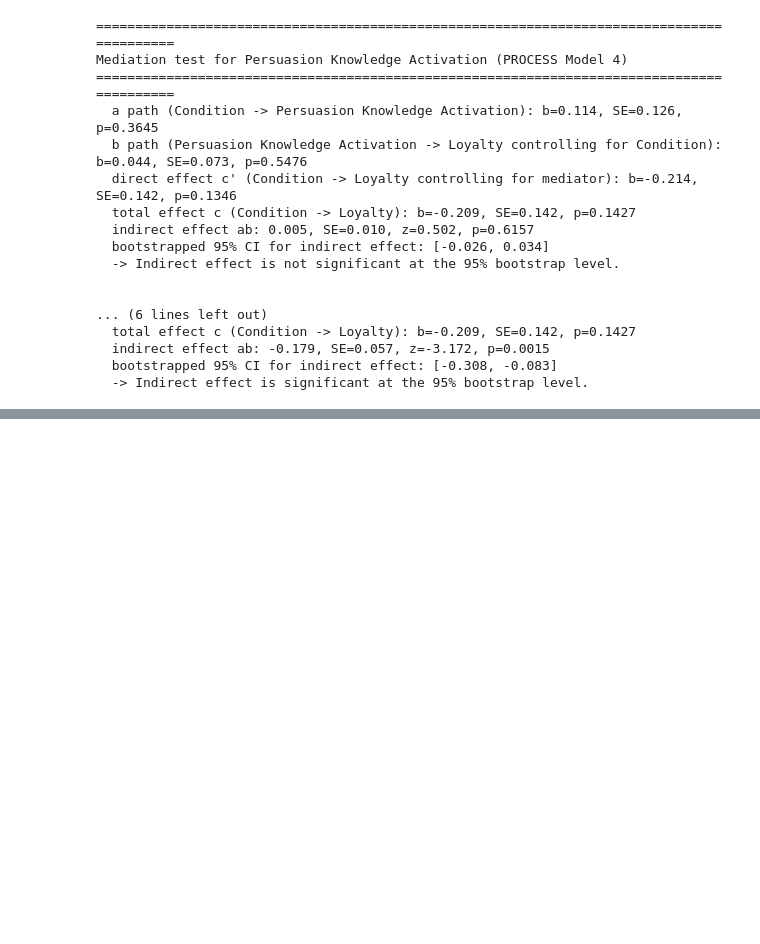
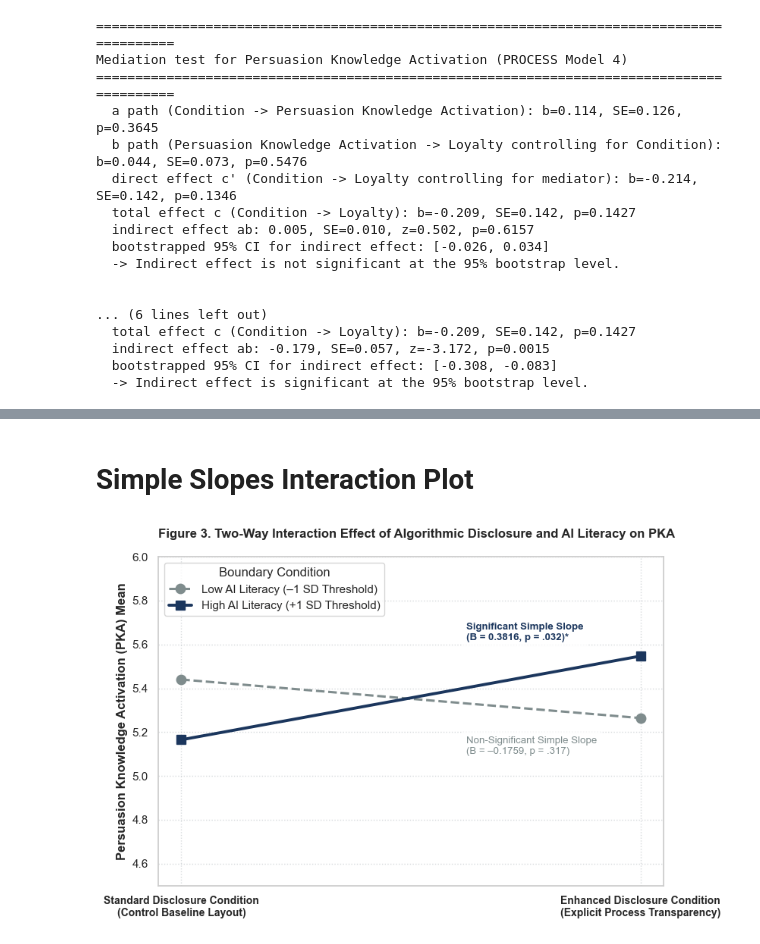
Before and after one commit to nichichan/final_thesis_data_analysis, a Jupyter notebook: Thesis Final Analysis/reliability_test_final.ipynb, the cells around one changed output, grey strips where cells are left out. Cells and saved outputs as stored; diff of their text form; code cells hidden in the pictures; blank space fills up the shorter version.

```diff
--- a/Thesis Final Analysis/reliability_test_final.ipynb
+++ b/Thesis Final Analysis/reliability_test_final.ipynb
@@ -743,0 +1009,45 @@ Simple slopes by median-split group:
+# %% [markdown]
+# Simple Slopes Interaction Plot
+# %%
+# Simple slopes interaction plot for AI Literacy x PKA interaction
+fig2, ax2 = plt.subplots(figsize=(8.5, 5.5))
+
+# Set condition values on the x-axis (0 = Standard, 1 = Enhanced Layout)
+x_conditions = np.array([0, 1])
+
+# Expected values calculated from the Table 9/10 interaction intercepts
+pka_low_literacy = [5.440, 5.264]   # Non-significant decrease (Slope B = -0.1759)
+pka_high_literacy = [5.165, 5.547]  # Significant linear increase (Slope B = 0.3816)
+
+# Plot simple slopes using alternating line configurations
+ax2.plot(x_conditions, pka_low_literacy, label='Low AI Literacy (–1 SD Threshold)',
+         color='#7F8C8D', linestyle='--', marker='o', linewidth=2.2, markersize=9)
+
+ax2.plot(x_conditions, pka_high_literacy, label='High AI Literacy (+1 SD Threshold)',
+         color='#1B365D', linestyle='-', marker='s', linewidth=2.8, markersize=9)
+
+# Adjust categorical styling and tick labeling
+ax2.set_xticks(x_conditions)
+ax2.set_xticklabels([
+    'Standard Disclosure Condition\n(Control Baseline Layout)',
+    'Enhanced Disclosure Condition\n(Explicit Process Transparency)'
+], fontweight='bold', fontsize=10)
+
+# Set axis limits and annotations
+ax2.set_ylabel('Persuasion Knowledge Activation (PKA) Mean', fontweight='bold')
+ax2.set_title('Figure 3. Two-Way Interaction Effect of Algorithmic Disclosure and AI Literacy on PKA',
+             fontweight='bold', pad=18, loc='left')
+ax2.set_ylim(4.5, 6.0)
+ax2.grid(True, linestyle=':', alpha=0.6, color='#BDC3C7')
+ax2.legend(title='Boundary Condition', loc='upper left', frameon=True)
+
+# Overlay statistical text blocks directly on the canvas area
+ax2.text(0.62, 5.62, 'Significant Simple Slope\n(B = 0.3816, p = .032)*',
+         color='#1B365D', fontsize=9.5, fontweight='bold', bbox=dict(facecolor='white', alpha=0.8, edgecolor='none'))
+ax2.text(0.62, 5.10, 'Non-Significant Simple Slope\n(B = –0.1759, p = .317)',
+         color='#7F8C8D', fontsize=9.5, bbox=dict(facecolor='white', alpha=0.8, edgecolor='none'))
+
+plt.tight_layout()
+plt.show()
+# %% [output]
+[figure, added]
```
Also changed, not shown: parts of 8 cells of this notebook.
